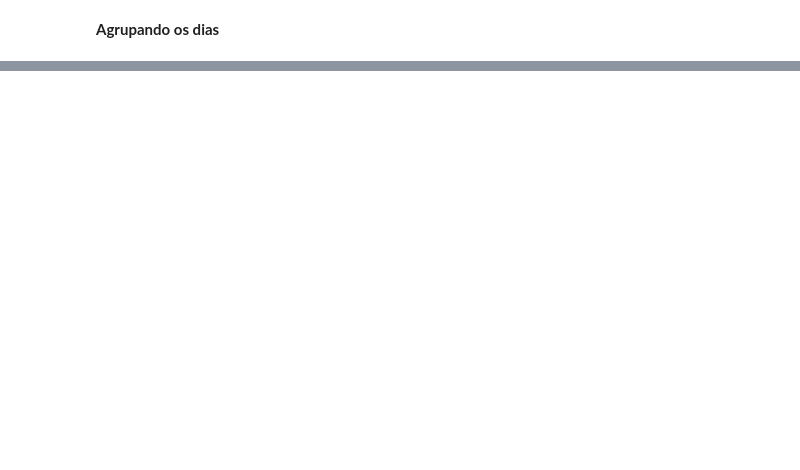
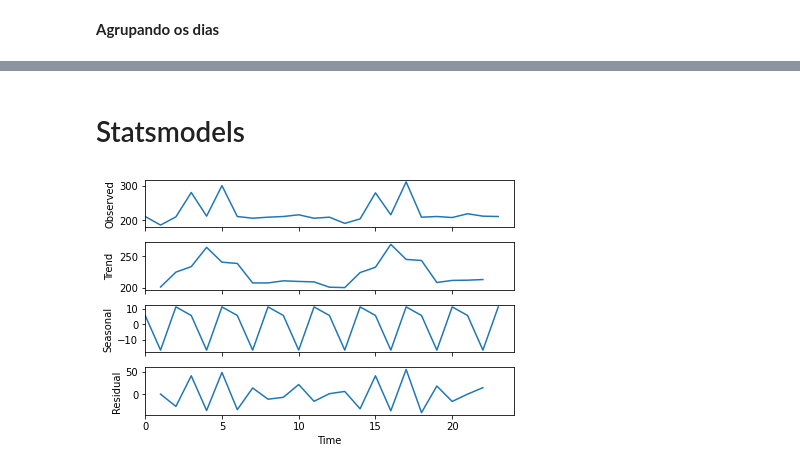
Before and after one commit to phsrdev/Python-para-Data-Science, a Jupyter notebook: Data Science análise de series temporais/Time_Series.ipynb, the cells around one changed output, grey strips where cells are left out. Saved outputs shown, nothing was run; the diff lists cells and outputs as text; code cells hidden in the pictures; blank space fills up the shorter version.

```diff
--- a/Data Science análise de series temporais/Time_Series.ipynb
+++ b/Data Science análise de series temporais/Time_Series.ipynb
@@ -385,0 +289,2 @@ vendas_agrupadas
+# %% [markdown]
+# Statsmodels
@@ -385,0 +293,5 @@ vendas_agrupadas
+# %%
+resultado = seasonal_decompose([chocolura['vendas']], freq=3)
+ax = resultado.plot()
+# %% [output]
+[figure, added]
```
Also changed, not shown: parts of 56 cells of this notebook.
